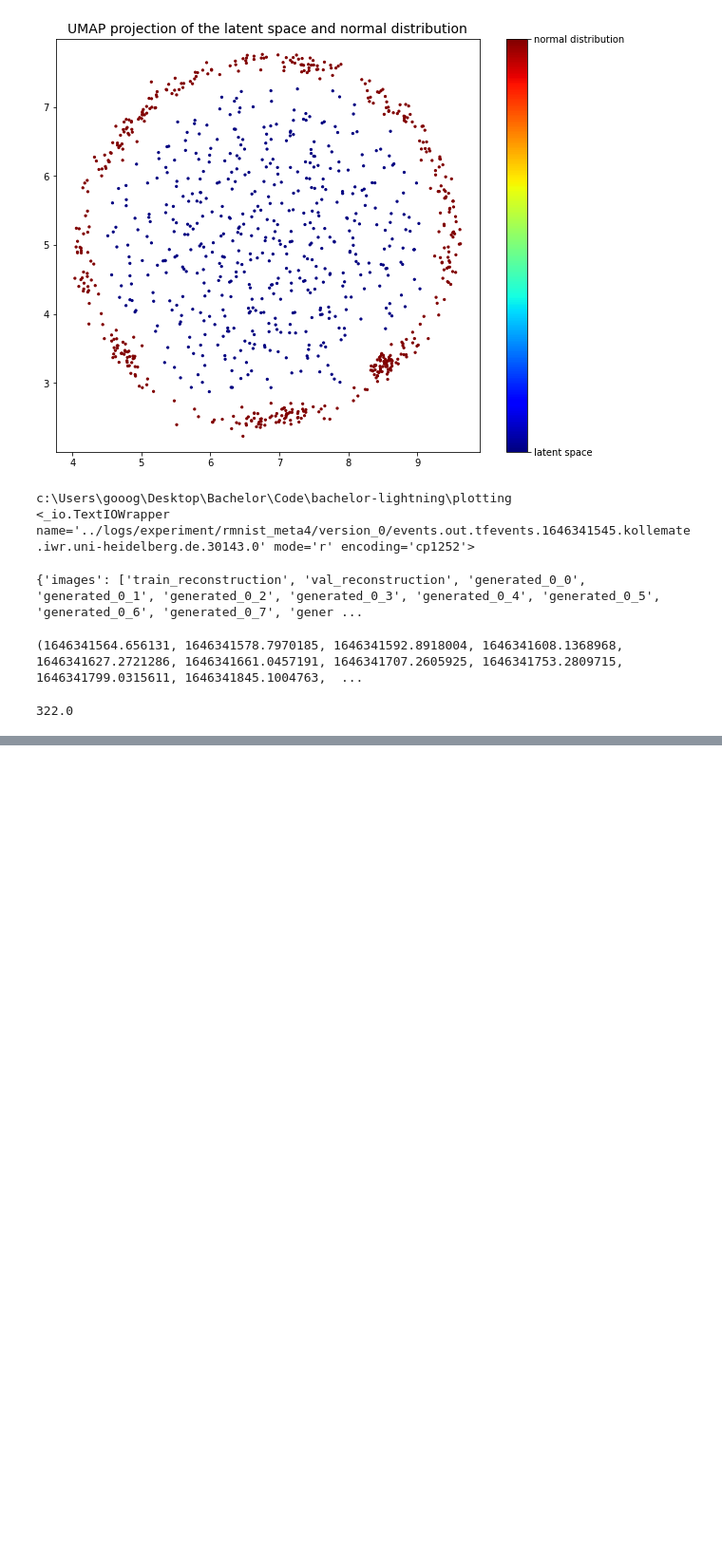
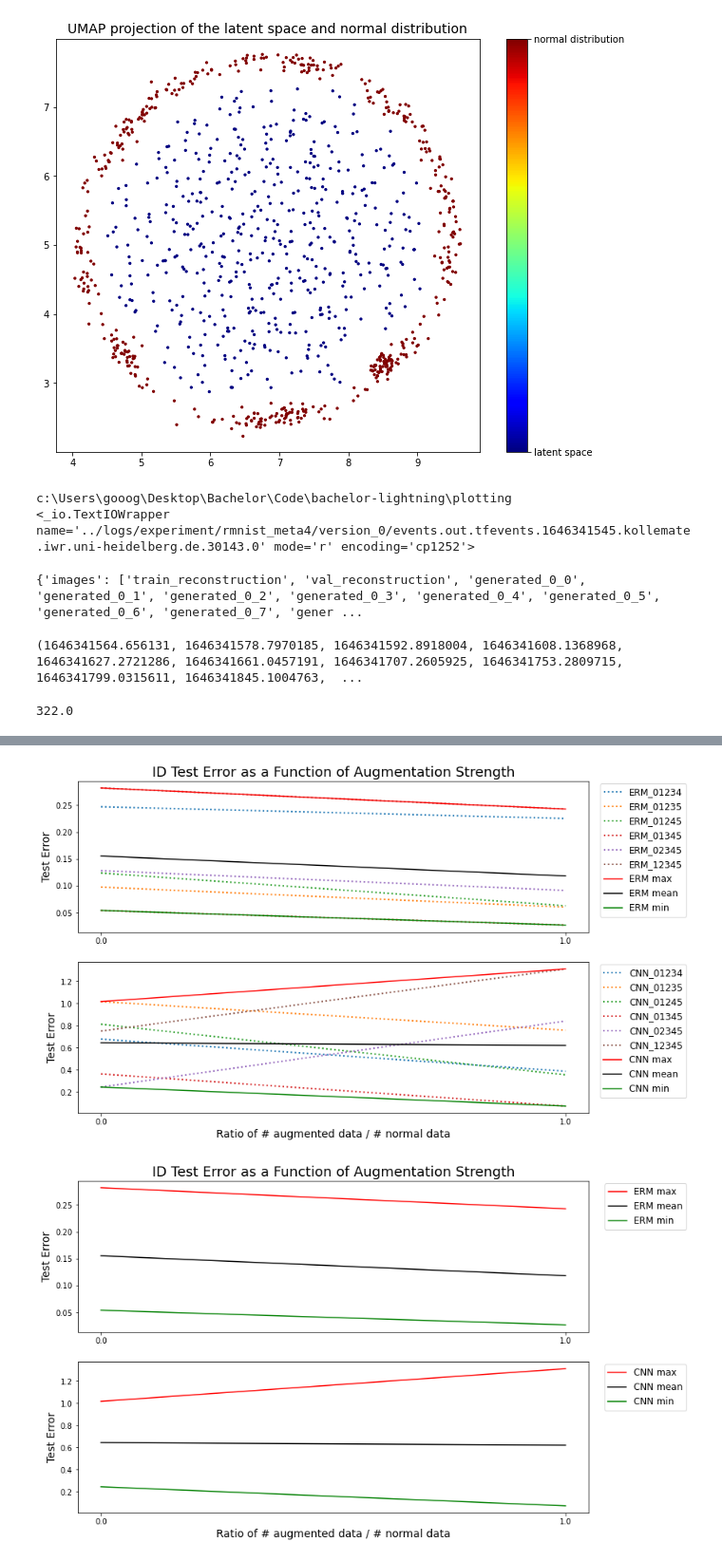
Before and after one commit to leon-marx/bachelor-lightning, a Jupyter notebook: plotting/Experiment.ipynb, the cells around one changed output, grey strips where cells are left out. Shown at 95% size. Saved outputs shown, nothing was run; the diff lists cells and outputs as text; code cells hidden in the pictures; blank space fills up the shorter version.

```diff
--- a/plotting/Experiment.ipynb
+++ b/plotting/Experiment.ipynb
@@ -469,0 +666,78 @@ print(vals[-1])
+# %%
+plt.figure(figsize=(12, 8))
+d = {}
+for v, n in zip(value_arr, name_arr):
+    if "ood_runs" in n and "long" in n:
+        meta = n.split("_")
+        # print(meta)
+        k = meta[8] + "_" + meta[10]
+        # print(k)
+        if k not in list(d.keys()):
+            d[k] = [100, 100]
+        if "normal" in n:
+            d[k][0] = v
+        elif "augmented" in n:
+            d[k][1] = v
+plt.subplot(2, 1, 1)
+plt.title("ID Test Error as a Function of Augmentation Strength", size=18)
+ERM_mean = np.zeros(2)
+ERM_max = np.zeros(2)
+ERM_min = np.ones(2) * 100
+for k in ["01234", "01235", "01245", "01345", "02345", "12345"]:
+    k = "ERM_" + k
+    plt.plot(np.arange(2), d[k], label=k, ls=":", linewidth=2)
+    ERM_mean += np.array(d[k]) / 6.0
+    for i, v in enumerate(d[k]):
+        if v > ERM_max[i]:
+            ERM_max[i] = v
+        if v < ERM_min[i]:
+            ERM_min[i] = v
+plt.ylabel("Test Error", size=14)
+plt.xticks([0, 1], ["0.0", "1.0"])
+plt.plot(np.arange(2), ERM_max, label="ERM max", color="r")
+plt.plot(np.arange(2), ERM_mean, label="ERM mean", color="k")
+plt.plot(np.arange(2), ERM_min, label="ERM min", color="g")
+plt.legend(bbox_to_anchor=(1.2,1.014), loc="upper right", fontsize=12)
+plt.subplot(2, 1, 2)
+CNN_mean = np.zeros(2)
+CNN_max = np.zeros(2)
+CNN_min = np.ones(2) * 100
+for k in ["01234", "01235", "01245", "01345", "02345", "12345"]:
+    k = "CNN_" + k
+    plt.plot(np.arange(2), d[k], label=k, ls=":", linewidth=2)
+    CNN_mean += np.array(d[k]) / 6.0
+    for i, v in enumerate(d[k]):
+        if v > CNN_max[i]:
+            CNN_max[i] = v
+        if v < CNN_min[i]:
+            CNN_min[i] = v
+plt.ylabel("Test Error", size=14)
+plt.xlabel("Ratio of # augmented data / # normal data", size=14)
+plt.xticks([0, 1], ["0.0", "1.0"])
+plt.plot(np.arange(2), CNN_max, label="CNN max", color="r")
+plt.plot(np.arange(2), CNN_mean, label="CNN mean", color="k")
+plt.plot(np.arange(2), CNN_min, label="CNN min", color="g")
+plt.legend(bbox_to_anchor=(1.2,1.014), loc="upper right", fontsize=12)
+plt.show()
+
+plt.figure(figsize=(12, 8))
+plt.subplot(2, 1, 1)
+plt.title("ID Test Error as a Function of Augmentation Strength", size=18)
+plt.plot(np.arange(2), ERM_max, label="ERM max", color="r")
+plt.plot(np.arange(2), ERM_mean, label="ERM mean", color="k")
+plt.plot(np.arange(2), ERM_min, label="ERM min", color="g")
+plt.legend(bbox_to_anchor=(1.2,1.014), loc="upper right", fontsize=12)
+plt.ylabel("Test Error", size=14)
+plt.xticks([0, 1], ["0.0", "1.0"])
+plt.subplot(2, 1, 2)
+plt.plot(np.arange(2), CNN_max, label="CNN max", color="r")
+plt.plot(np.arange(2), CNN_mean, label="CNN mean", color="k")
+plt.plot(np.arange(2), CNN_min, label="CNN min", color="g")
+plt.legend(bbox_to_anchor=(1.2,1.014), loc="upper right", fontsize=12)
+plt.ylabel("Test Error", size=14)
+plt.xlabel("Ratio of # augmented data / # normal data", size=14)
+plt.xticks([0, 1], ["0.0", "1.0"])
+plt.show()
+# %% [output]
+[figure, added]
+[figure, added]
```
Also changed, not shown: parts of 8 cells of this notebook, 3 other files.
